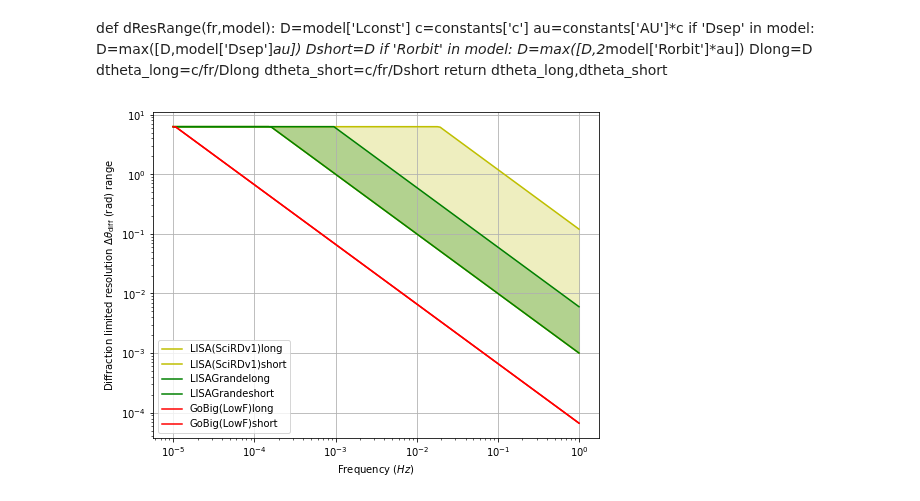
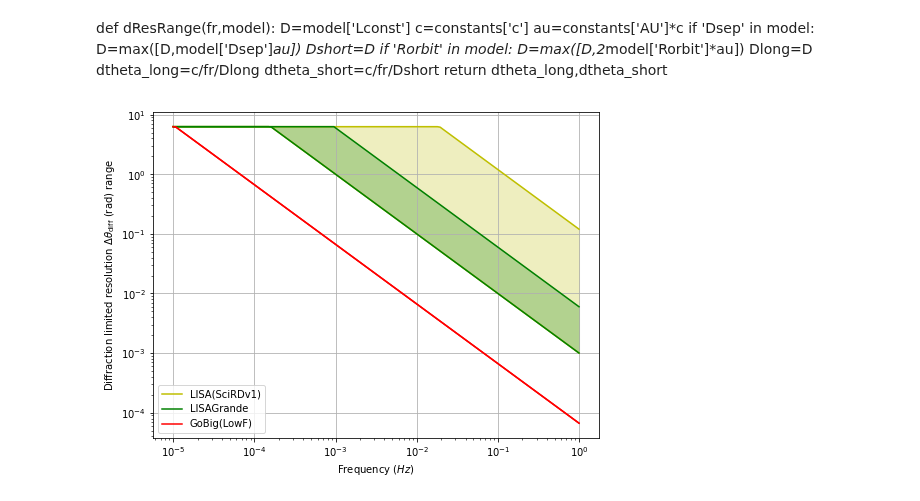
Before and after one commit to JohnGBaker/GWI-metrics, a Jupyter notebook: Notebooks/MetricsNotebook.ipynb, the cells around one changed output. Cells and saved outputs as stored; diff of their text form; code cells hidden in the pictures.

```diff
--- a/Notebooks/MetricsNotebook.ipynb
+++ b/Notebooks/MetricsNotebook.ipynb
@@ -247,23 +252,23 @@ def dResRange(fr,model):
 # %%
 def plot_dRes(models,fpowLow=-5,fpowHi=0,n=150):
     colors=['b','y','g','r']
     fr=np.logspace(fpowLow,fpowHi,n)
     plt.figure(figsize=[8,6])
     dthetamax=2*np.pi
     i=0
     for model in models:
         i+=1
         dResLong,dResShort=metrics.dResRange(fr, model)
-        plt.loglog(fr,np.clip(dResLong,None,dthetamax),label=model.get('label')+'long',color=colors[i])
-        plt.loglog(fr,np.clip(dResShort,None,dthetamax),label=model.get('label')+'short',color=colors[i])
+        plt.loglog(fr,np.clip(dResLong,None,dthetamax),label=model.get('label'),color=colors[i])
+        plt.loglog(fr,np.clip(dResShort,None,dthetamax),color=colors[i])
         plt.fill_between(fr,np.clip(dResLong,None,dthetamax),np.clip(dResShort,None,dthetamax),color=colors[i],alpha=0.25)
     plt.xlabel(r'Frequency ($Hz$)')
     plt.ylabel(r'Diffraction limited resolution $\Delta\theta_\mathrm{diff}$ (rad) range')
     plt.grid()
     plt.legend()
 
 
 models=[LISASciRDv1,concepts.LISAGrande,concepts.GoBIGLowF]
 plot_dRes(models)
 # %% [output]
-[figure, old version]
+[figure, new version]
```
Also changed, not shown: parts of 2 cells of this notebook.
